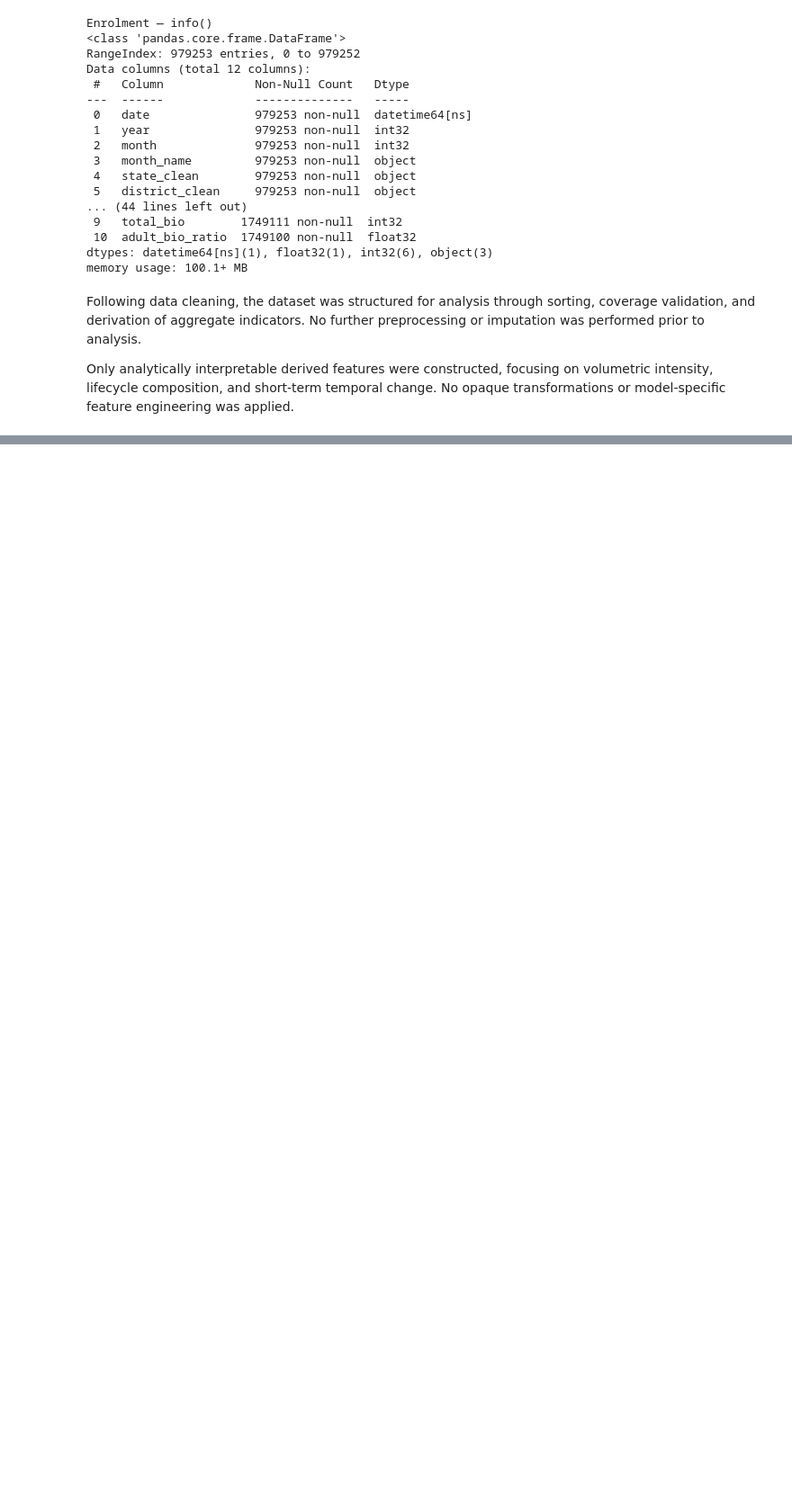
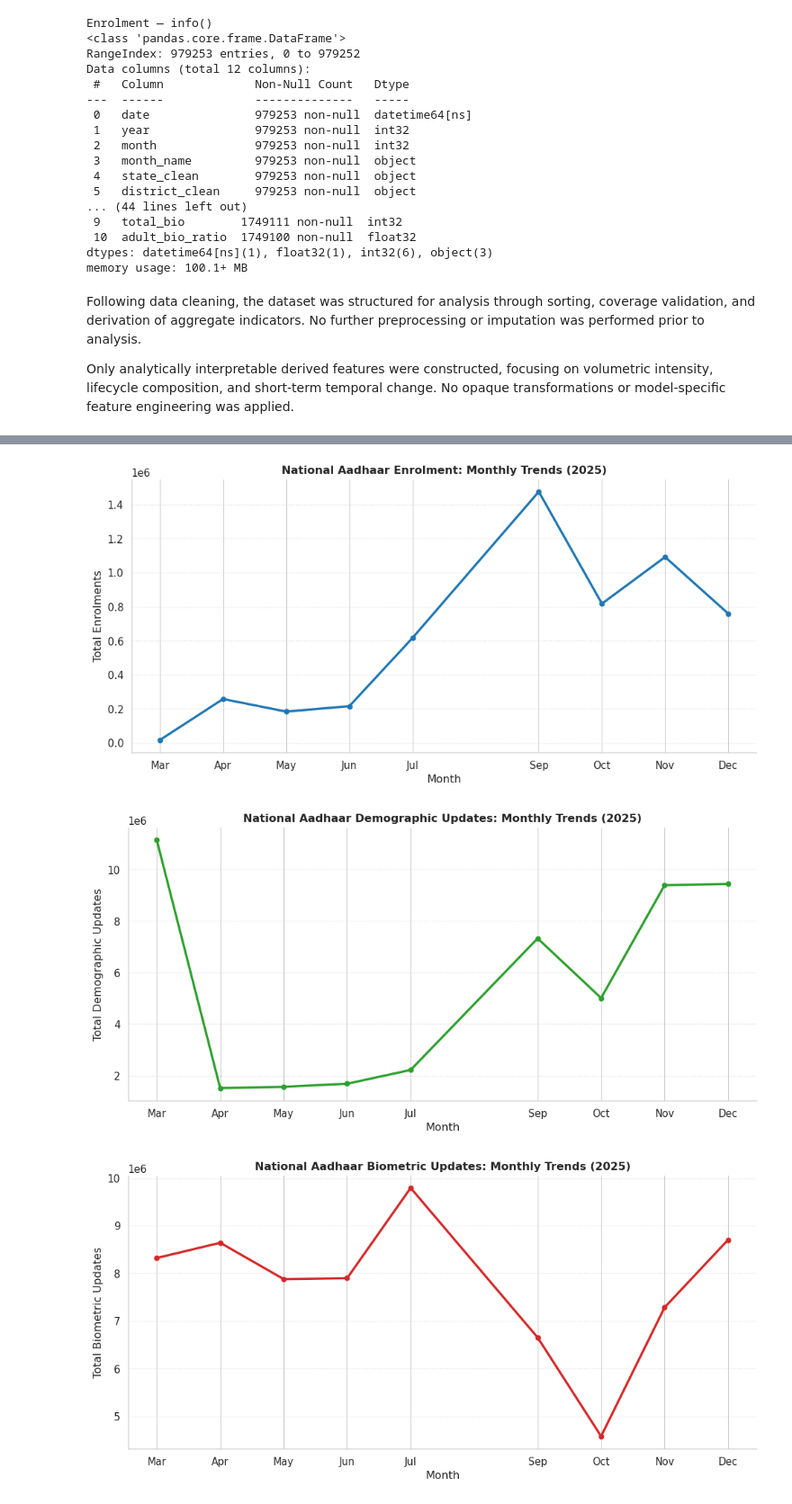
Before and after one commit to Vishal-141206/UIDAI-Data_Hackathon, a Jupyter notebook: uidai.ipynb, the cells around one changed output, grey strips where cells are left out. Shown at 90% size. Drawn from its saved outputs; the diff is of its cells as text; code cells hidden in the pictures; blank space fills up the shorter version.

```diff
--- a/uidai.ipynb
+++ b/uidai.ipynb
@@ -1212,0 +838,74 @@ Together, these findings indicate that Aadhaar demographic update behavior is dr
+# %%
+sns.set_theme(
+    style="whitegrid",
+    context="paper",
+    font_scale=1.2
+)
+
+def plot_national_monthly_trend(
+    df,
+    value_col,
+    title,
+    y_label,
+    color
+):
+    monthly = (
+        df
+        .groupby(['year','month','month_name'], as_index=False)
+        .agg({value_col: 'sum'})
+        .sort_values(['year','month'])
+    )
+
+    plt.figure(figsize=(10, 5))
+    ax = plt.gca()
+
+    ax.plot(
+        monthly['month'],
+        monthly[value_col],
+        marker='o',
+        linewidth=2.4,
+        color=color
+    )
+
+    ax.set_xticks(monthly['month'])
+    ax.set_xticklabels(monthly['month_name'])
+
+    ax.set_xlabel('Month')
+    ax.set_ylabel(y_label)
+
+    ax.set_title(title, fontweight='bold')
+
+    ax.ticklabel_format(style='sci', axis='y', scilimits=(6, 6))
+    ax.grid(axis='y', linestyle=':', alpha=0.65)
+
+    sns.despine(top=True, right=True)
+    plt.tight_layout()
+    plt.show()
+
+plot_national_monthly_trend(
+    df_enrol,
+    value_col='total_enrol',
+    title='National Aadhaar Enrolment: Monthly Trends (2025)',
+    y_label='Total Enrolments',
+    color='#1f77b4'
+)
+
+plot_national_monthly_trend(
+    df_demo,
+    value_col='total_demo',
+    title='National Aadhaar Demographic Updates: Monthly Trends (2025)',
+    y_label='Total Demographic Updates',
+    color='#2ca02c'
+)
+
+plot_national_monthly_trend(
+    df_bio,
+    value_col='total_bio',
+    title='National Aadhaar Biometric Updates: Monthly Trends (2025)',
+    y_label='Total Biometric Updates',
+    color='#d62728'
+)
+# %% [output]
+[figure, added]
+[figure, added]
+[figure, added]
```
Also changed, not shown: parts of 52 cells of this notebook, 2 other files.
